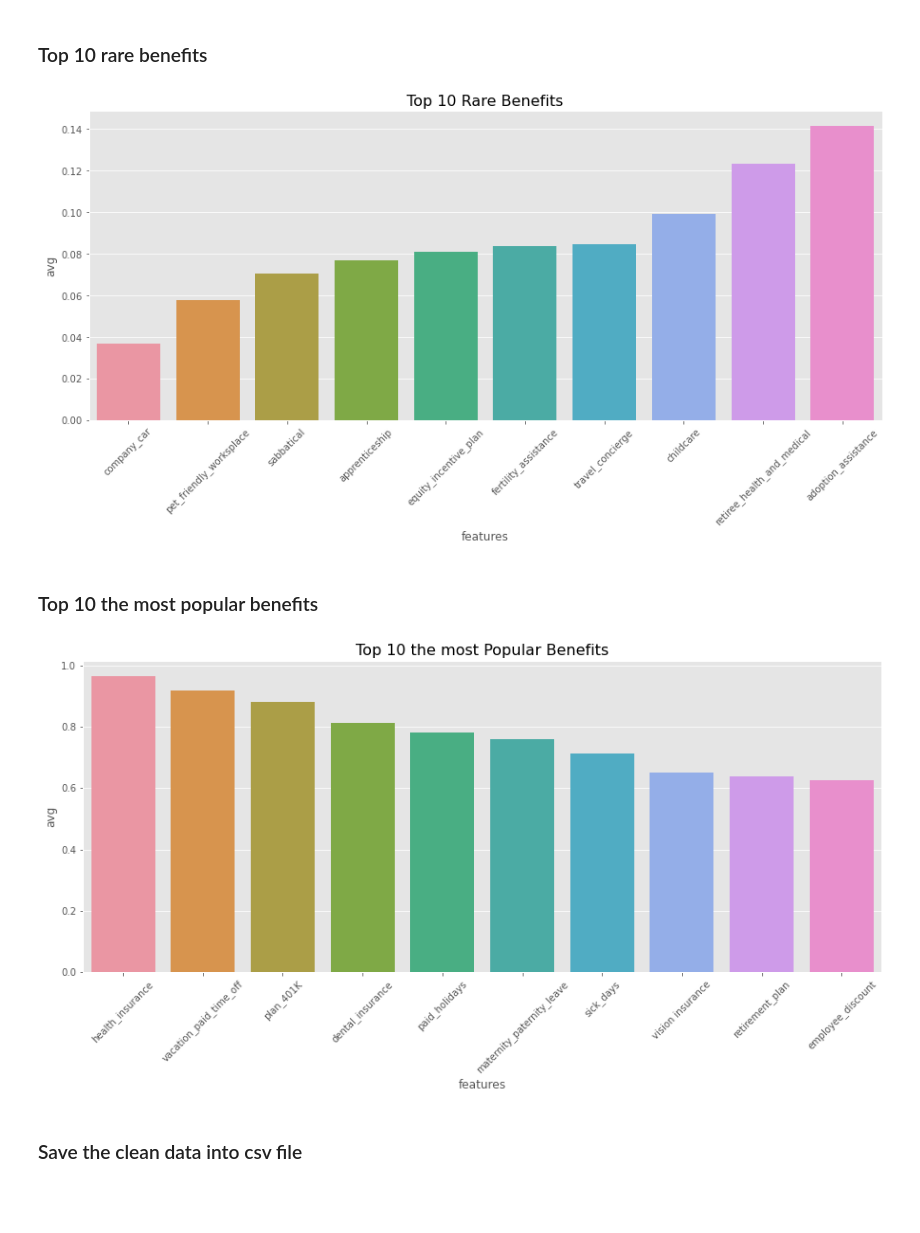
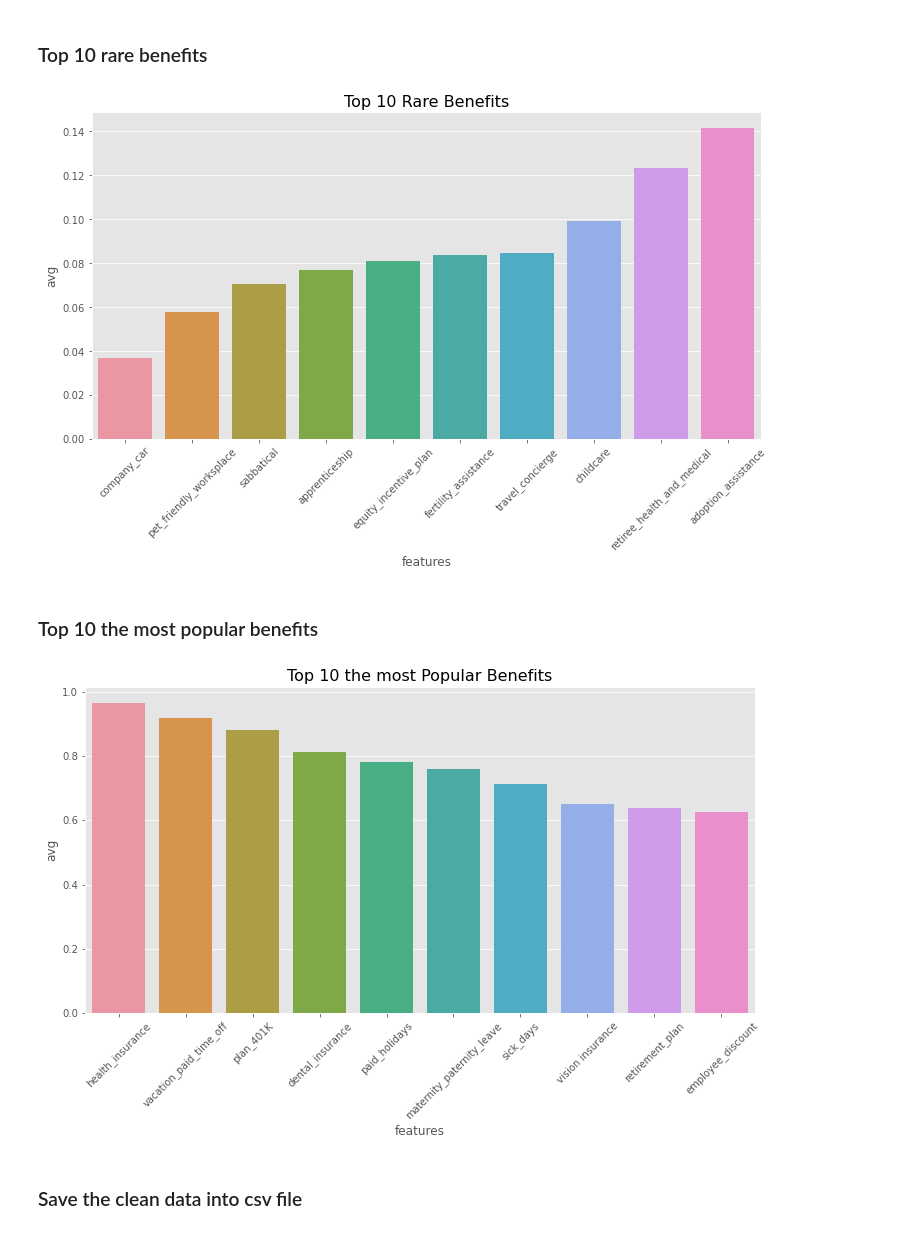
Before and after one commit to yunus-herman/The-best-workplace, a Jupyter notebook: code/02_Data_Cleaning_EDA.ipynb, the cells around one changed output. Drawn from its saved outputs; the diff is of its cells as text; code cells hidden in the pictures; blank space fills up the shorter version.

```diff
--- a/02_Data_Cleaning_EDA.ipynb
+++ b/code/02_Data_Cleaning_EDA.ipynb
@@ -541,21 +541,21 @@ df_benefit1 = pd.DataFrame(df_benefit)
 df_benefit1['feature'] = df_benefit1.index
 df_benefit1.columns = ['avg','features']
 # %%
-plt.figure(figsize = (15,6))
+plt.figure(figsize = (12,6))
 sns.barplot(x = 'features', y = 'avg', data= df_benefit1.sort_values('avg').head(10))
 plt.xticks(rotation = 45)
 plt.title('Top 10 Rare Benefits', fontsize = 16);
 # %% [output]
-[figure, old version]
+[figure, new version]
 # %% [markdown]
 ### Top 10 the most popular benefits
 # %%
-plt.figure(figsize = (15,6))
+plt.figure(figsize = (12,6))
 sns.barplot(x = 'features', y = 'avg', data= df_benefit1.sort_values('avg', ascending=False).iloc[6:,].head(10))
 plt.xticks(rotation = 45)
 plt.title('Top 10 the most Popular Benefits', fontsize = 16);
 # %% [output]
-[figure, old version]
+[figure, new version]
 # %% [markdown]
 ### Save the clean data into csv file
 # %%
```
Also changed, not shown: 1 other file.
